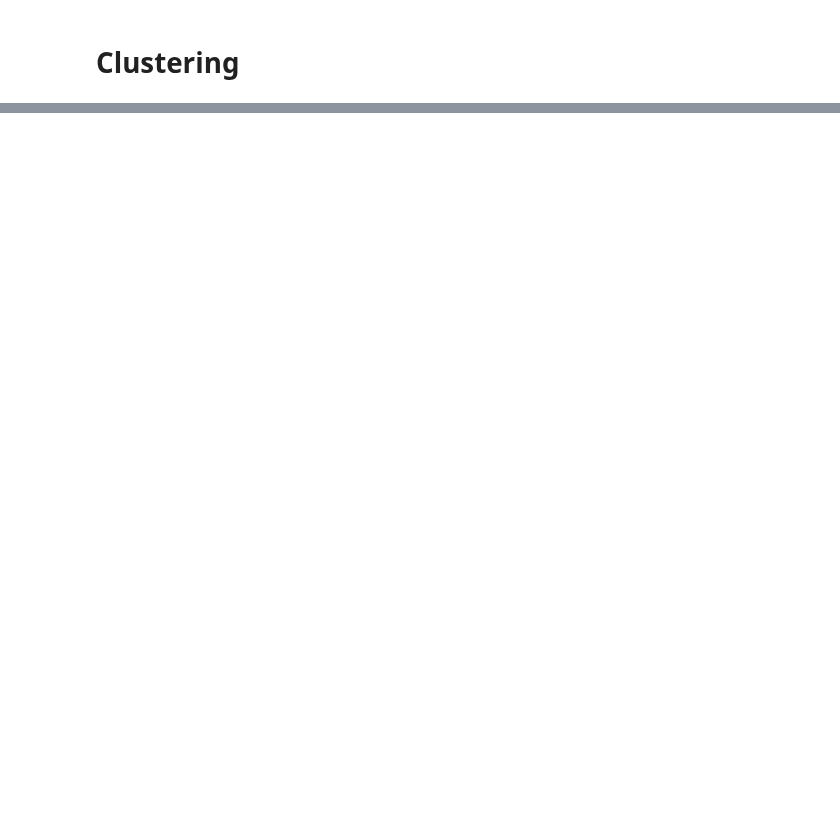
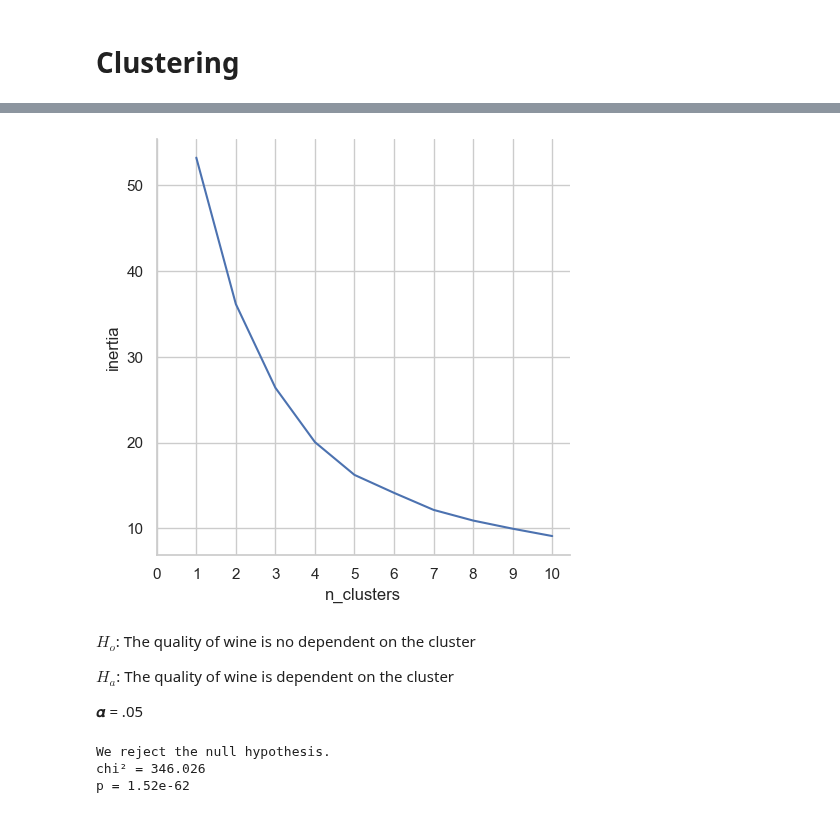
Before and after one commit to wine-clustering-project/wine-cluster, a Jupyter notebook: E_workbook.ipynb, the cells around one changed output, grey strips where cells are left out. Cells and saved outputs as stored; diff of their text form; code cells hidden in the pictures; blank space fills up the shorter version.

```diff
--- a/E_workbook.ipynb
+++ b/E_workbook.ipynb
@@ -391,0 +283,9 @@ Validate/Out-of-Sample:  0.91
+# %%
+inertia= []
+seed= 7
+
+for i in range(1,11):
+    kmeans= KMeans(n_clusters= i, random_state= seed)
+    kmeans.fit(X[['citric_acid', 'sulphates']])
+    inertia.append(kmeans.inertia_)
+inertia
@@ -391,0 +303,5 @@ Validate/Out-of-Sample:  0.91
+# %%
+results_df = pd.DataFrame({'n_clusters': list(range(1,11)),
+                           'inertia': inertia})
+
+results_df
@@ -391,0 +320,38 @@ Validate/Out-of-Sample:  0.91
+# %%
+def best_cluster2(df, f1, f2):
+
+    X = clustering(df, f1, f2)
+
+    inertia = []
+    seed = 22
+
+    for n in range(1,11):
+
+        kmeans = KMeans(n_clusters = n, random_state = seed)
+
+        kmeans.fit(X[[f1, f2]])
+
+        inertia.append(kmeans.inertia_)
+
+
+    results_df = pd.DataFrame({'n_clusters': list(range(1,11)),
+                               'inertia': inertia})
+
+    sns.set_style("whitegrid")
+    sns.relplot(data = results_df, x='n_clusters', y = 'inertia', kind = 'line')
+    plt.xticks(np.arange(0, 11, step=1))
+    point = (2, 5) # specify the x and y values of the point to annotate
+    plt.annotate("optimal cluster", xy=point, xytext=(5, 125),
+                 arrowprops=dict(facecolor='black', shrink=0.05))
+
+    return plt.show()
+# %%
+best_cluster2(train, 'citric_acid', 'sulphates')
+# %% [output]
+[figure, added]
+# %% [markdown]
+$H_o$: The quality of wine is no dependent on the cluster
+
+$H_a$: The quality of wine is dependent on the cluster
+
+𝜶 = .05
@@ -391,0 +374,6 @@ Validate/Out-of-Sample:  0.91
+# %%
+chi_test('scaled_cluster', f)
+# %% [output]
+We reject the null hypothesis.
+chi² = 346.026
+p = 1.52e-62
```
Also changed, not shown: parts of 103 cells of this notebook, 1 other file.
